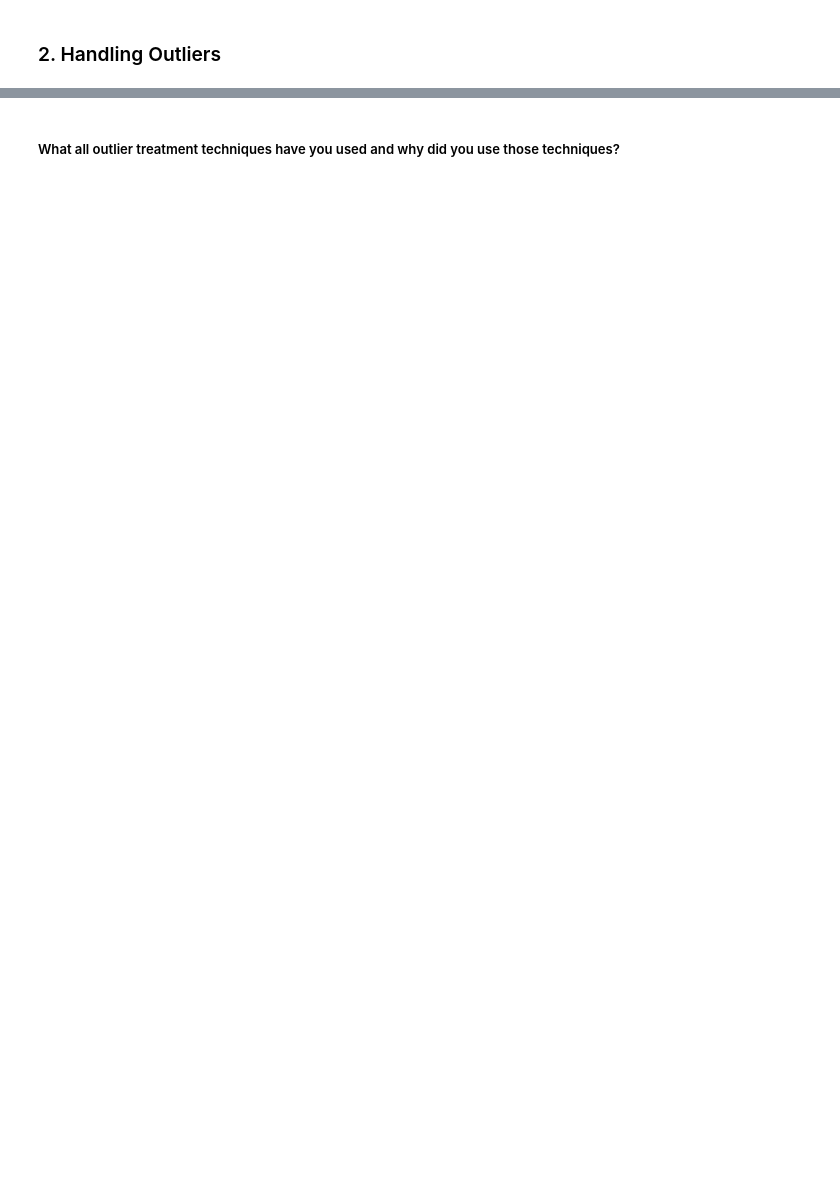
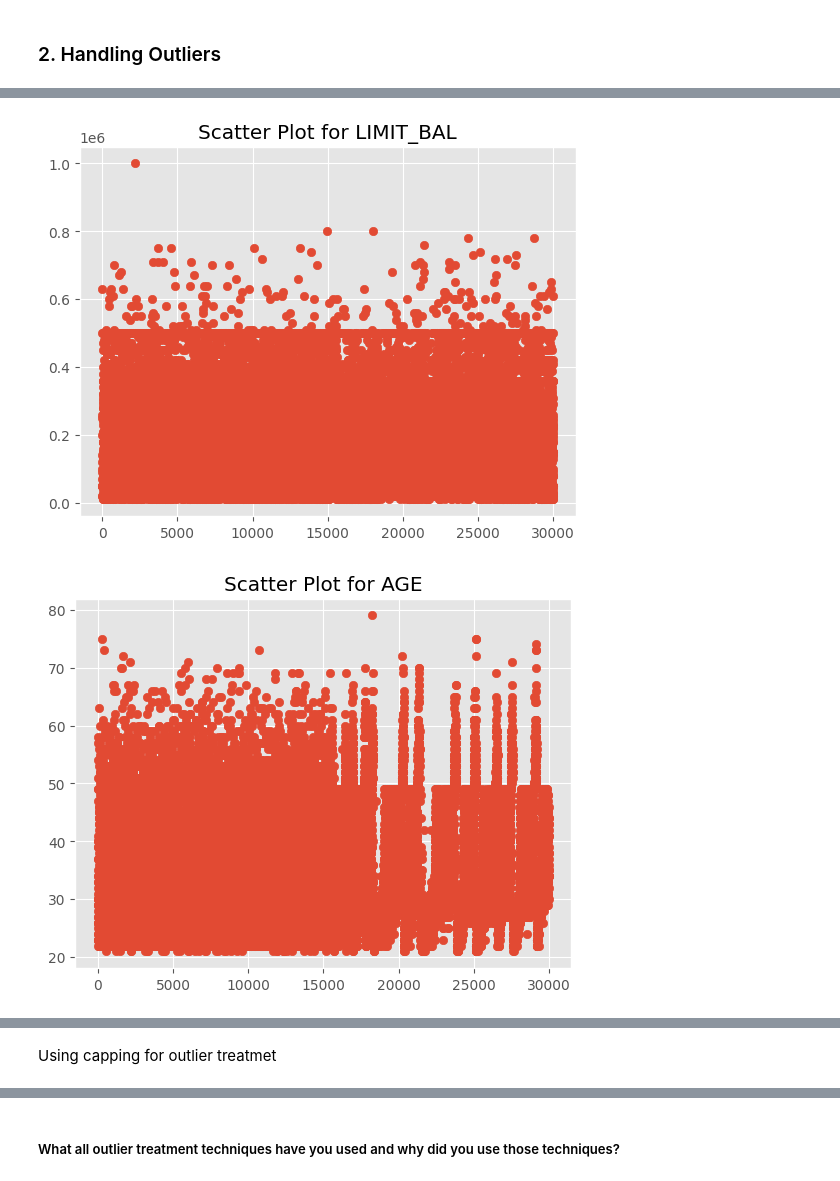
Before and after one commit to theuttammishra/Classification-Capstone, a Jupyter notebook: Credit_card_default_prediction.ipynb, the cells around one changed output, grey strips where cells are left out. Cells and saved outputs as stored; diff of their text form; code cells hidden in the pictures; blank space fills up the shorter version.

```diff
--- a/Credit_card_default_prediction.ipynb
+++ b/Credit_card_default_prediction.ipynb
@@ -881,5 +843,8 @@ Answer Here.
 ## ***6. Feature Engineering & Data Pre-processing***
 # %% [markdown]
 ### 1. Handling Missing Values
+# %%
+# creating a copy of the dataset
+df_copy=df.copy()
 # %%
 # Handling Missing Values & Missing Value Imputation
@@ -893,0 +907,17 @@ Answer Here.
+# %%
+# Naming numerical and categorical columns
+# numeric columns
+numeric_cols=['LIMIT_BAL','AGE', 'BILL_AMT_APR',
+       'BILL_AMT_MAY', 'BILL_AMT_JUN', 'BILL_AMT_JUL', 'BILL_AMT_AUG',
+       'BILL_AMT_SEPT', 'PAY_AMT_APR', 'PAY_AMT_MAY', 'PAY_AMT_JUN',
+       'PAY_AMT_JUL', 'PAY_AMT_AUG', 'PAY_AMT_SEPT']
+
+#categorical columns
+categorical_cols=['SEX', 'EDUCATION', 'MARRIAGE','PAY_APR',
+       'PAY_MAY', 'PAY_JUN', 'PAY_JUL', 'PAY_AUG', 'PAY_SEPT' ]
+# %%
+# checking for outliers
+for col in numeric_cols:
+    upper = df_copy[col].quantile(0.75) + 1.5 * (df_copy[col].quantile(0.75) - df_copy[col].quantile(0.25))
+    outliers = df_copy[df_copy[col] > upper][col].count()
+    print("{}: {}".format(col, outliers))
@@ -893,0 +939,10 @@ Answer Here.
+# %%
+# Visualizing the outliers of columns using scatter plot
+for col in numeric_cols:
+  figure.set_size_inches(10,6)
+  plt.scatter(range(len(df_copy[col])), df_copy[col])
+  plt.title(f"Scatter Plot for {col}")
+  plt.show()
+# %% [output]
+[figure, added]
+[figure, added]
@@ -893,0 +961,2 @@ Answer Here.
+# %% [markdown]
+Using capping for outlier treatmet
```
Also changed, not shown: parts of 163 cells of this notebook.
